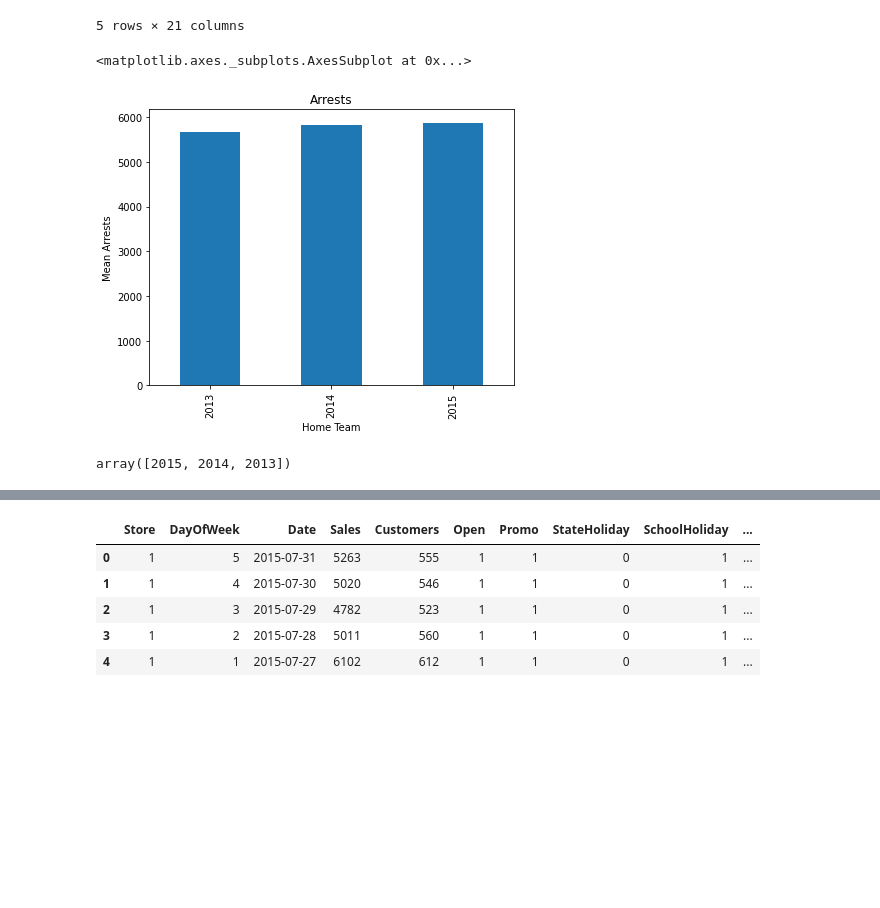
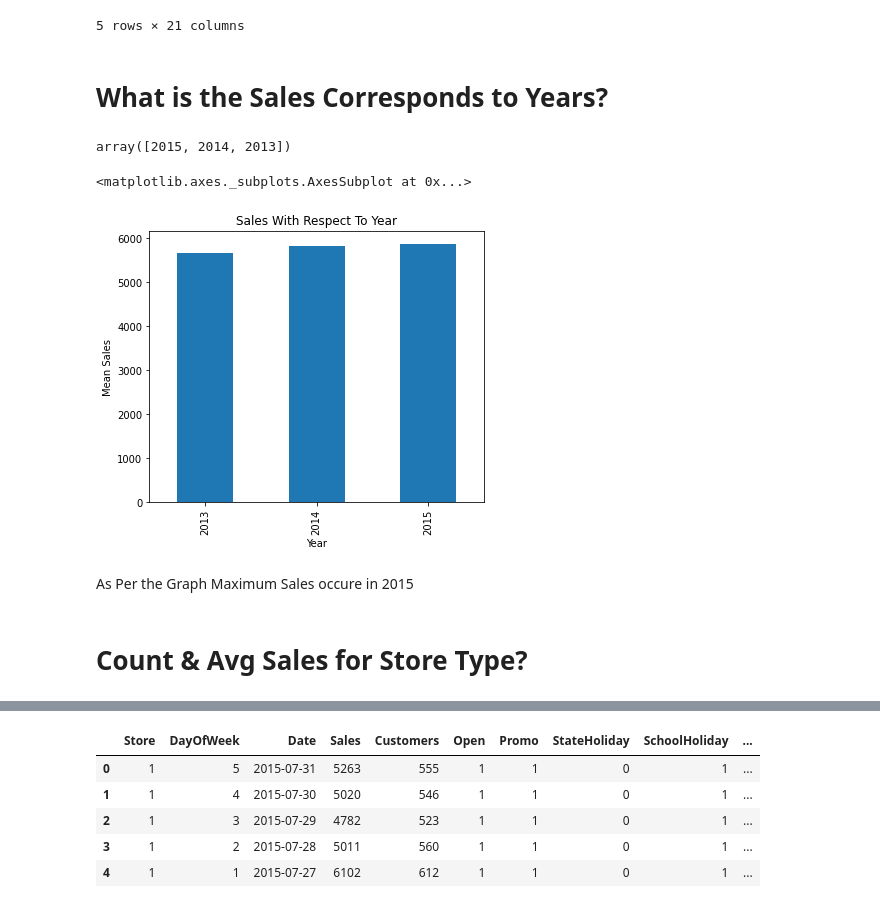
Before and after one commit to SaniyaBubere/ML_Regression_Retails_Sales_Prediction, a Jupyter notebook: ML_Regression_Retails_sales_Prediction.ipynb, the cells around one changed output, grey strips where cells are left out. Cells and saved outputs as stored; diff of their text form; code cells hidden in the pictures; blank space fills up the shorter version.

```diff
--- a/ML_Regression_Retails_sales_Prediction.ipynb
+++ b/ML_Regression_Retails_sales_Prediction.ipynb
@@ -565,15 +556,21 @@ df.head()
 
 
 #  df.groupby(['col5', 'col2']).size()
-# %%
-dfg = df.groupby(['Year'])['Sales'].mean()
-
-dfg.plot(kind='bar', title='Arrests', ylabel='Mean Arrests',
-         xlabel='Home Team', figsize=(6, 5))
-# %% [output]
-<matplotlib.axes._subplots.AxesSubplot at 0x...>
-[figure, removed]
+# %% [markdown]
+# **What is the Sales Corresponds to Years?**
 # %%
 df.Year.unique()
 # %% [output]
 array([2015, 2014, 2013])
+# %%
+dfg = df.groupby(['Year'])['Sales'].mean()
+
+dfg.plot(kind='bar', title='Sales With Respect To Year', ylabel='Mean Sales',
+         xlabel='Year', figsize=(6, 5))
+# %% [output]
+<matplotlib.axes._subplots.AxesSubplot at 0x...>
+[figure, added]
+# %% [markdown]
+As Per the Graph Maximum Sales occure in 2015
+# %% [markdown]
+# **Count & Avg Sales for Store Type?**
```
Also changed, not shown: parts of 11 cells of this notebook.
